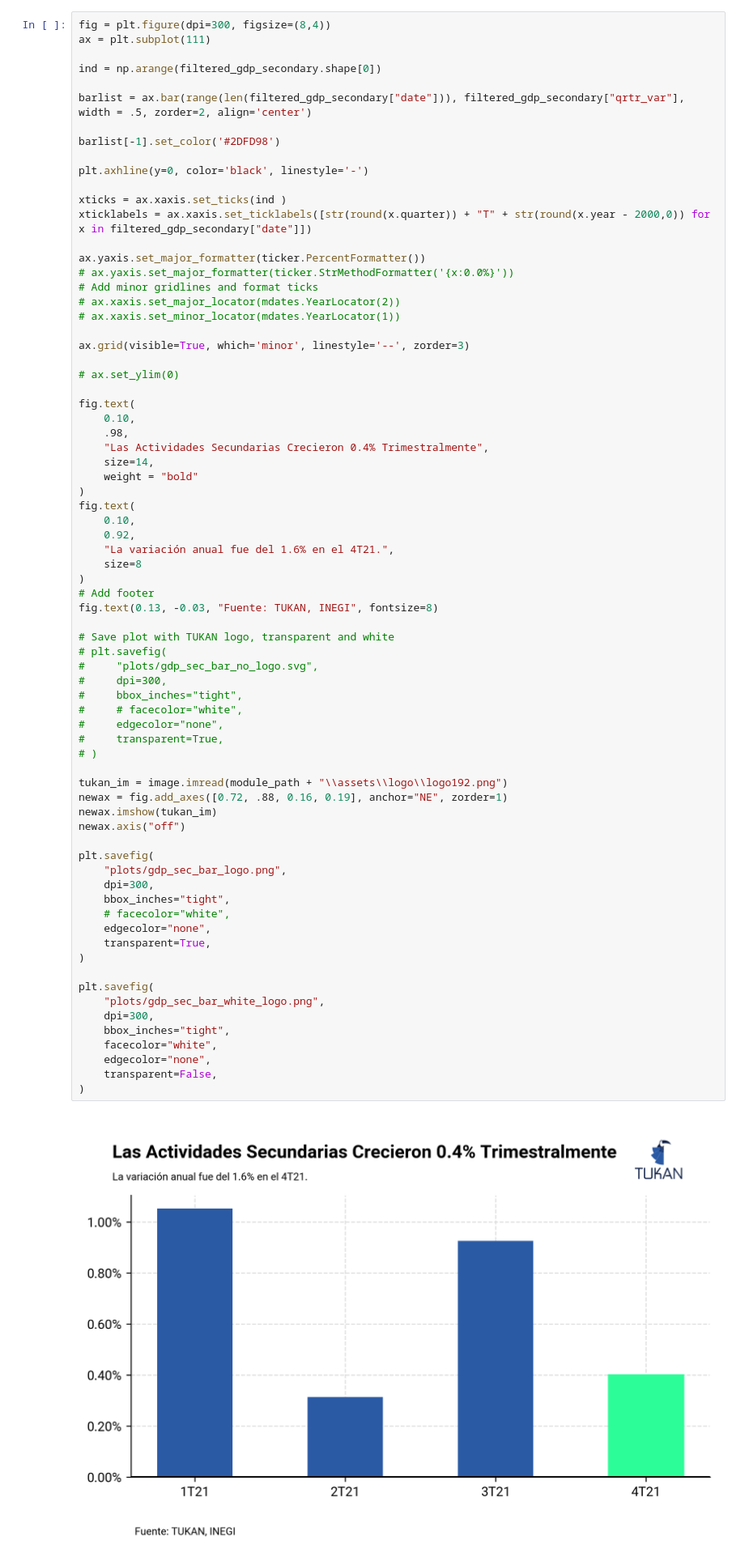
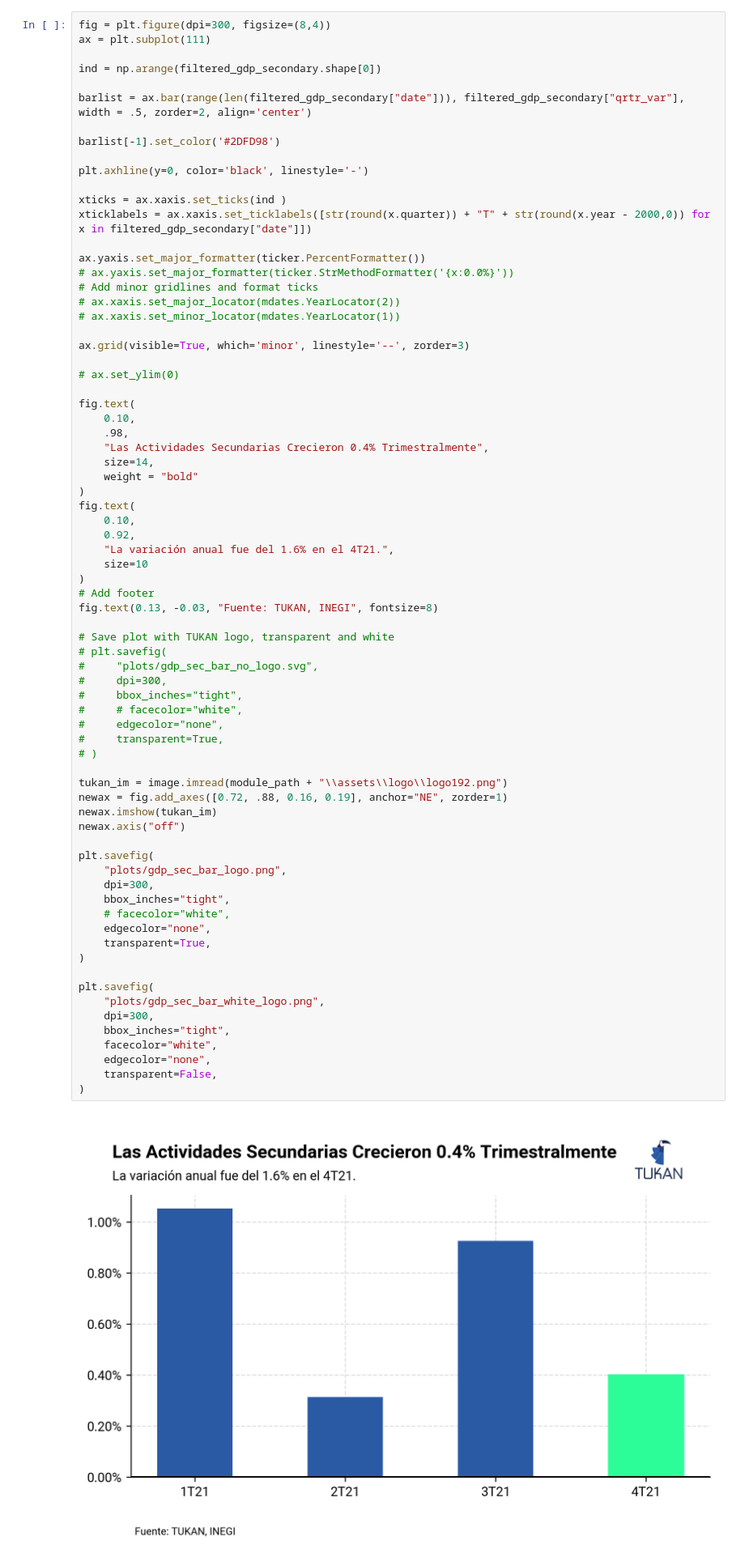
Before and after one commit to TukanMx/tukan_notebooks, a Jupyter notebook: social/social_media/pib/pib_template.ipynb, the cells around one changed output. Shown at 81% size. Cells and saved outputs as stored; diff of their text form.

```diff
--- a/social/social_media/pib/pib_template.ipynb
+++ b/social/social_media/pib/pib_template.ipynb
@@ -675,7 +675,7 @@ fig.text(
     0.10,
     0.92,
     "La variación anual fue del 1.6% en el 4T21.",
-    size=8
+    size=10
 )
 # Add footer
 fig.text(0.13, -0.03, "Fuente: TUKAN, INEGI", fontsize=8)
@@ -686,34 +686,34 @@ fig.text(0.13, -0.03, "Fuente: TUKAN, INEGI", fontsize=8)
 #     dpi=300,
 #     bbox_inches="tight",
 #     # facecolor="white",
 #     edgecolor="none",
 #     transparent=True,
 # )
 
 tukan_im = image.imread(module_path + "\\assets\\logo\\logo192.png")
 newax = fig.add_axes([0.72, .88, 0.16, 0.19], anchor="NE", zorder=1)
 newax.imshow(tukan_im)
 newax.axis("off")
 
 plt.savefig(
     "plots/gdp_sec_bar_logo.png",
     dpi=300,
     bbox_inches="tight",
     # facecolor="white",
     edgecolor="none",
     transparent=True,
 )
 
 plt.savefig(
     "plots/gdp_sec_bar_white_logo.png",
     dpi=300,
     bbox_inches="tight",
     facecolor="white",
     edgecolor="none",
     transparent=False,
 )
 # %% [output]
-[figure, old version]
+[figure, new version]
 # %% [markdown]
 ### Terciary
 # %% [markdown]
```
Also changed, not shown: parts of 3 cells of this notebook.
